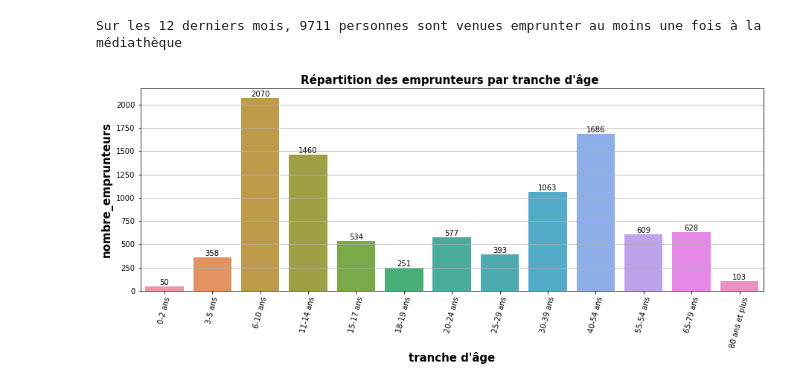
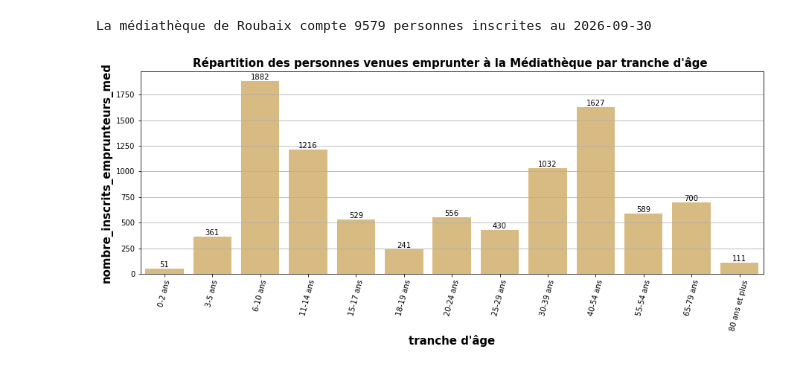
Before and after one commit to medrbx/kibini2, a Jupyter notebook: kibini/notebook_kibini2_med_qui_sont_les_emprunteurs.ipynb, the cells around one changed output. Drawn from its saved outputs; the diff is of its cells as text; code cells hidden in the pictures.

```diff
--- a/kibini/notebook_kibini2_med_qui_sont_les_emprunteurs.ipynb
+++ b/kibini/notebook_kibini2_med_qui_sont_les_emprunteurs.ipynb
@@ -73,4 +64,32 @@ total_emprunteurs_med = len(emprunteurs_med)
 # %%
-print(f"Sur les 12 derniers mois, {total_emprunteurs_med} personnes sont venues emprunter au moins une fois à la médiathèque")
+### Nombre personnes venues emprunter à la Médiathèque à la médiathèque de Roubaix
+total_inscrits_emprunteurs_med = len(inscrits_emprunteurs_med)
+
+print(f"La médiathèque de Roubaix compte {total_inscrits_emprunteurs_med} personnes inscrites au {date_max}")
+
+inscrits_emprunteurs_med["nombre_inscrits_emprunteurs_med"] = 1
+
+# ON CREE UN DATAFRAME EN NE RETENANT QUE LA COLONNE ÂGE QUI NOUS INTERESSE
+inscrits_emprunteurs_med_par_age = pd.DataFrame(inscrits_emprunteurs_med,columns=["age"])
+
+inscrits_emprunteurs_med_par_age["0-2 ans"] = np.where(inscrits_emprunteurs_med_par_age["age"].between(0,2),1,0)
+inscrits_emprunteurs_med_par_age["3-5 ans"] = np.where(inscrits_emprunteurs_med_par_age["age"].between(3,5),1,0)
+inscrits_emprunteurs_med_par_age["6-10 ans"] = np.where(inscrits_emprunteurs_med_par_age["age"].between(6,10),1,0)
+inscrits_emprunteurs_med_par_age["11-14 ans"] = np.where(inscrits_emprunteurs_med_par_age["age"].between(11,14),1,0)
+inscrits_emprunteurs_med_par_age["15-17 ans"] = np.where(inscrits_emprunteurs_med_par_age["age"].between(15,17),1,0)
+inscrits_emprunteurs_med_par_age["18-19 ans"] = np.where(inscrits_emprunteurs_med_par_age["age"].between(18,19),1,0)
+inscrits_emprunteurs_med_par_age["20-24 ans"] = np.where(inscrits_emprunteurs_med_par_age["age"].between(20,24),1,0)
+inscrits_emprunteurs_med_par_age["25-29 ans"] = np.where(inscrits_emprunteurs_med_par_age["age"].between(25,29),1,0)
+inscrits_emprunteurs_med_par_age["30-39 ans"] = np.where(inscrits_emprunteurs_med_par_age["age"].between(30,39),1,0)
+inscrits_emprunteurs_med_par_age["40-54 ans"] = np.where(inscrits_emprunteurs_med_par_age["age"].between(40,54),1,0)
+inscrits_emprunteurs_med_par_age["55-54 ans"] = np.where(inscrits_emprunteurs_med_par_age["age"].between(55,64),1,0)
+inscrits_emprunteurs_med_par_age["65-79 ans"] = np.where(inscrits_emprunteurs_med_par_age["age"].between(65,79),1,0)
+inscrits_emprunteurs_med_par_age["80 ans et plus"] = np.where(inscrits_emprunteurs_med_par_age["age"]>=80,1,0)
+
+# Dans un premier temps on supprime la colonne âge...
+inscrits_emprunteurs_med_par_age = inscrits_emprunteurs_med_par_age.drop(labels=["age"],axis=1)
+
+# On fait ensuite la somme de chaque colonne
+inscrits_emprunteurs_med_par_age = inscrits_emprunteurs_med_par_age.sum()
 # %% [output]
-Sur les 12 derniers mois, 9711 personnes sont venues emprunter au moins une fois à la médiathèque
+La médiathèque de Roubaix compte 9579 personnes inscrites au 2026-09-30
@@ -103,13 +96,18 @@ emprunteurs_par_age = emprunteurs_par_age.sum()
 # %%
 # On transforme le tableau en Dataframe
 
-emprunteurs_par_age = emprunteurs_par_age.reset_index().rename(columns={"index":"tranche d'âge",0:"nombre_emprunteurs"})
+inscrits_emprunteurs_med_par_age = inscrits_emprunteurs_med_par_age.reset_index().rename(columns={"index":"tranche d'âge",0:"nombre_inscrits_emprunteurs_med"})
+
+ax = sns.barplot(data=inscrits_emprunteurs_med_par_age,
+                 x="tranche d'âge",
+                 y="nombre_inscrits_emprunteurs_med",
+                 #palette=palette_lgp
+                 color=charte_graphique_lgp.color2
+                )
+ax.set_title("Répartition des personnes venues emprunter à la Médiathèque par tranche d'âge ")
+ax.tick_params(axis="x",rotation=75)
+
+for i in ax.containers:
+    ax.bar_label(i,)
+# %% [output]
+[figure, added]
-# %%
-ax = sns.barplot(data=emprunteurs_par_age,x="tranche d'âge",y="nombre_emprunteurs")
-ax.set_title("Répartition des emprunteurs par tranche d'âge ")
-ax.tick_params(axis="x",rotation=75)
-
-for i in ax.containers:
-    ax.bar_label(i,)
-# %% [output]
-[figure, removed]
```
Also changed, not shown: parts of 73 cells of this notebook, 33 other files.
